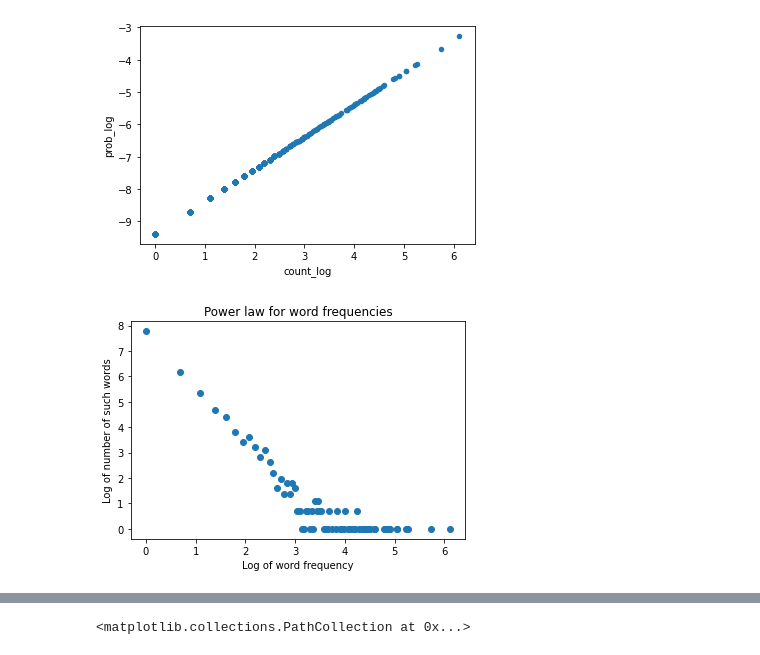
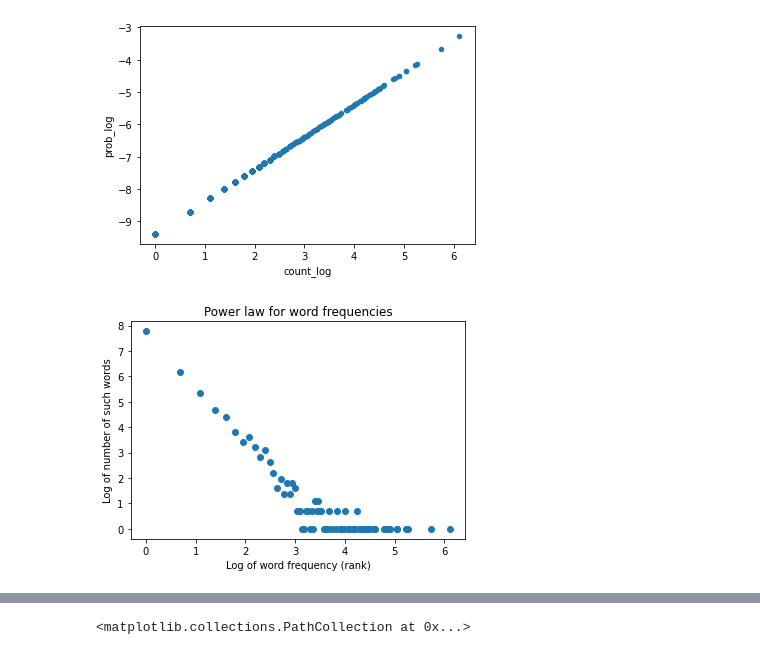
Before and after one commit to RRisto/learning, a Jupyter notebook: statistics/distributions/power_law.ipynb, the cells around one changed output, grey strips where cells are left out. Saved outputs shown, nothing was run; the diff lists cells and outputs as text; code cells hidden in the pictures.

```diff
--- a/statistics/distributions/power_law.ipynb
+++ b/statistics/distributions/power_law.ipynb
@@ -75,12 +75,12 @@ df_cnt.plot.scatter('count_log','prob_log')
 # %%
 counter_of_words = Counter(txt.split())
 counter_of_counts = Counter(counter_of_words.values())
 word_counts = np.array(list(counter_of_counts.keys()))
 freq_of_word_counts = np.array(list(counter_of_counts.values()))
 plt.scatter(np.log(word_counts), np.log(freq_of_word_counts))
-plt.xlabel('Log of word frequency')
+plt.xlabel('Log of word frequency (rank)')
 plt.ylabel('Log of number of such words')
 plt.title('Power law for word frequencies')
 plt.show();
 # %% [output]
-[figure, old version]
+[figure, new version]
```
Also changed, not shown: parts of 16 cells of this notebook.
